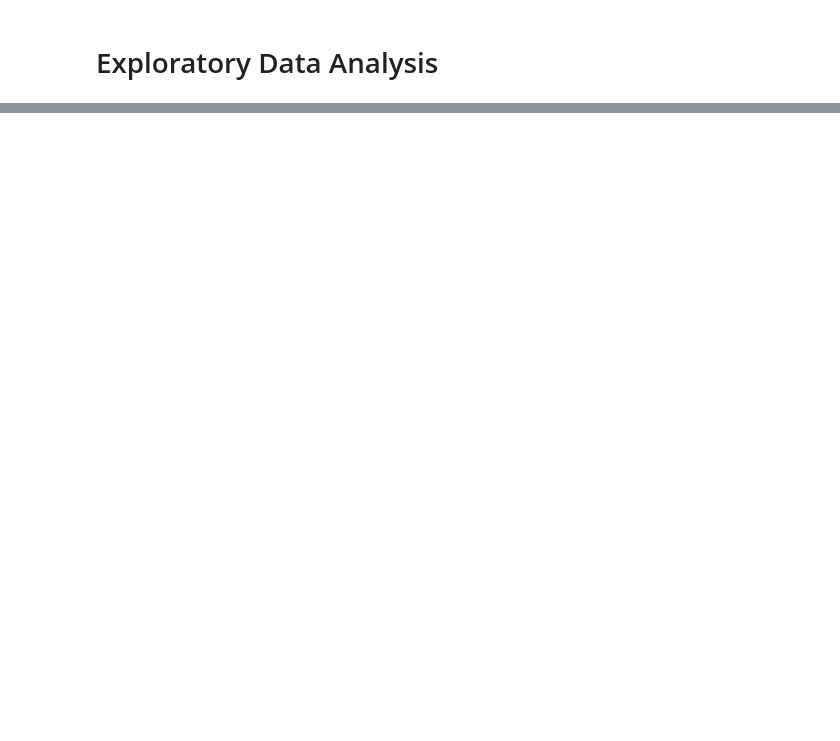
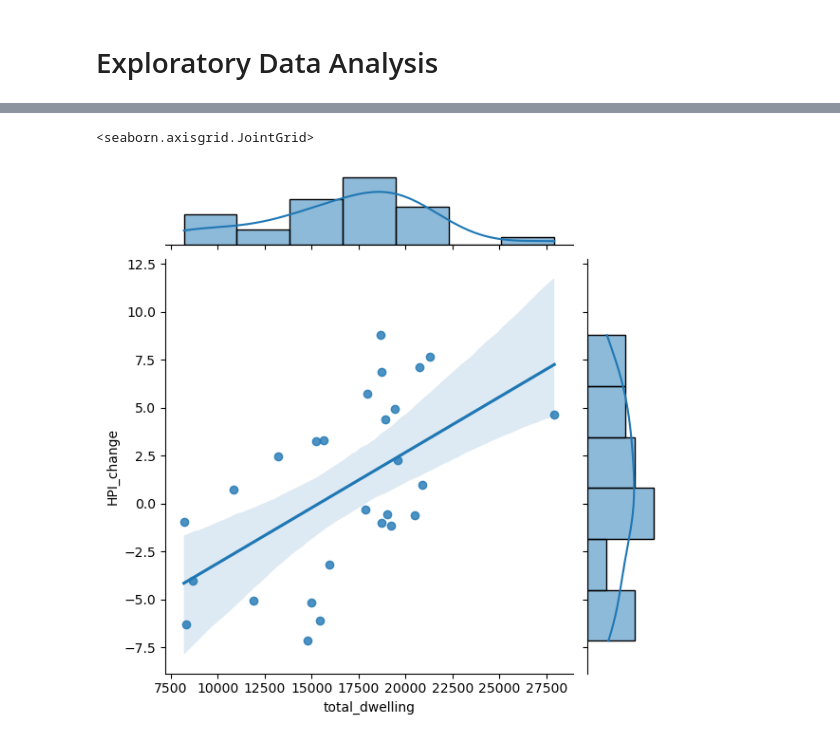
Before and after one commit to ubco-W2022T1-cosc301/group13, a Jupyter notebook: notebooks/analysis1.ipynb, the cells around one changed output, grey strips where cells are left out. Saved outputs shown, nothing was run; the diff lists cells and outputs as text; code cells hidden in the pictures; blank space fills up the shorter version.

```diff
--- a/notebooks/analysis1.ipynb
+++ b/notebooks/analysis1.ipynb
@@ -35,0 +117,5 @@ dataset
+# %%
+sns.jointplot(data=dataset_vanc, x="total_dwelling", y="HPI_change", kind="reg")
+# %% [output]
+<seaborn.axisgrid.JointGrid>
+[figure, added]
```
Also changed, not shown: parts of 21 cells of this notebook, 6 other files.
